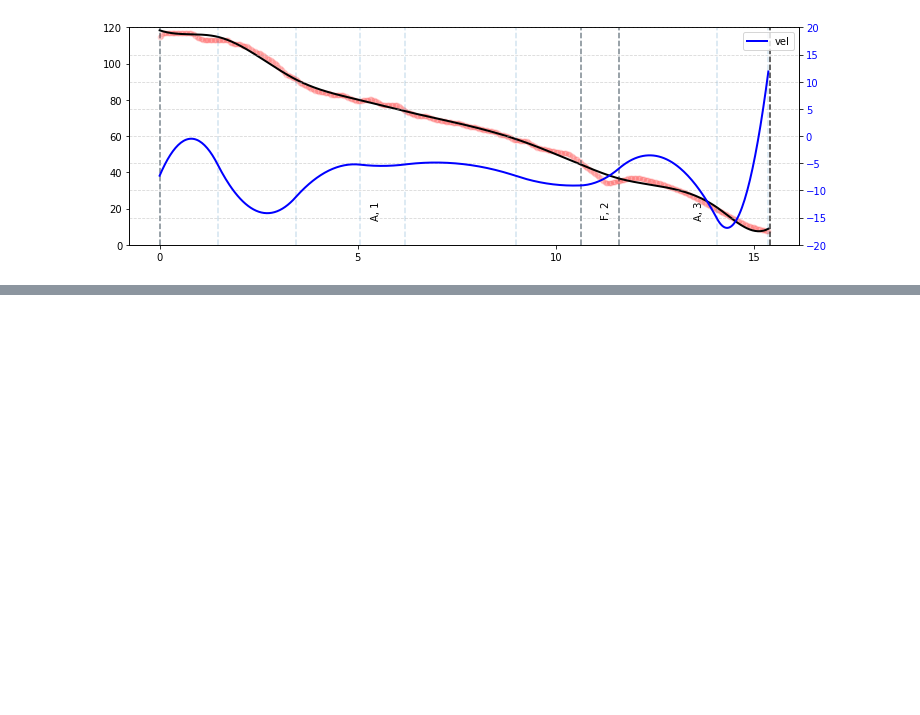
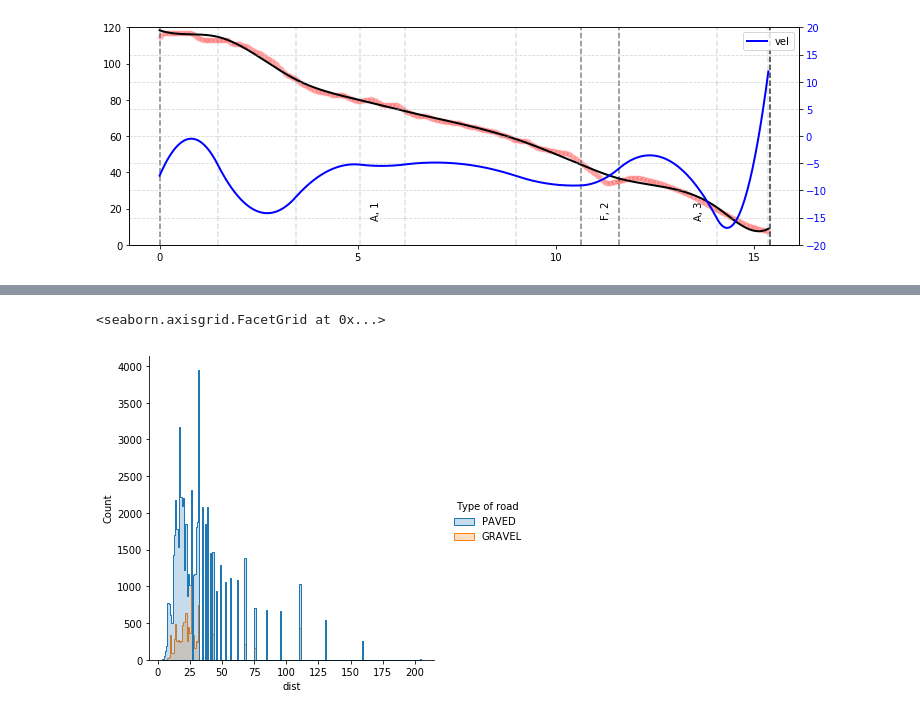
Before and after one commit to saeedarabi92/Farm-equipment-following-behaviour, a Jupyter notebook: notebooks/Mixed_effect_model.ipynb, the cells around one changed output, grey strips where cells are left out. Cells and saved outputs as stored; diff of their text form; code cells hidden in the pictures; blank space fills up the shorter version.

```diff
--- a/notebooks/Mixed_effect_model.ipynb
+++ b/notebooks/Mixed_effect_model.ipynb
@@ -252,0 +97,10 @@ time of day, day of week
+# %%
+# dataset = dataset[dataset.dist < 30]
+dataset['dist_standard'] = preprocessing.scale(dataset.dist)
+# dataset = dataset[dataset.Speed_MPH < 30]
+dataset['Speed_MPH_standard'] = preprocessing.scale(dataset.Speed_MPH)
+# %%
+dataset['hour'] = [datetime.datetime.strptime(str(i), '%H:%M:%S').hour for i in dataset.datetime_time]
+# %%
+# Monday is 0 and Sunday is 6
+dataset['weekday'] = [datetime.datetime.strptime(i.split('_')[1], "%Y-%m-%d").weekday() for i in dataset.filename]
@@ -252,0 +110,2 @@ time of day, day of week
+# %%
+dataset = dataset[dataset.phases == "Following"]
@@ -252,0 +133,5 @@ time of day, day of week
+# %%
+sns.displot(dataset, x="dist", hue="Type of road", element="step")
+# %% [output]
+<seaborn.axisgrid.FacetGrid at 0x...>
+[figure, added]
```
Also changed, not shown: parts of 43 cells of this notebook.
